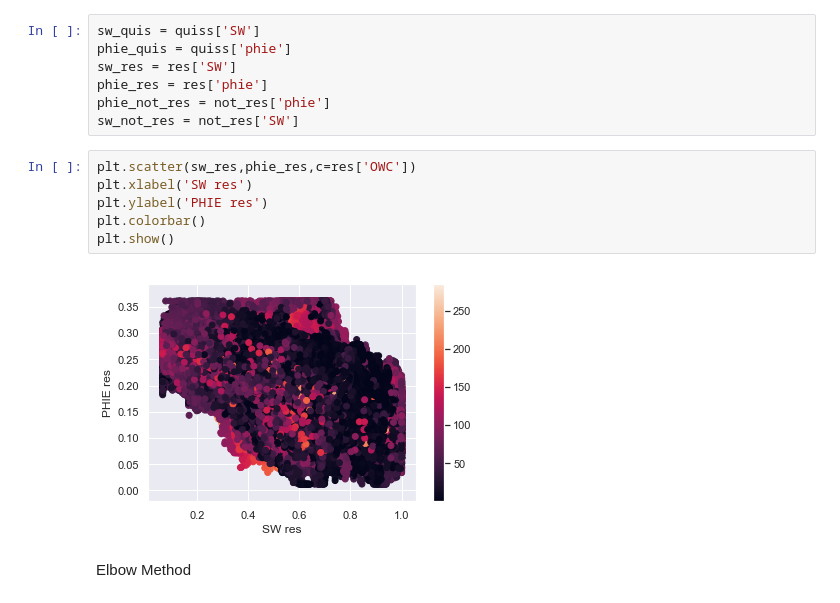
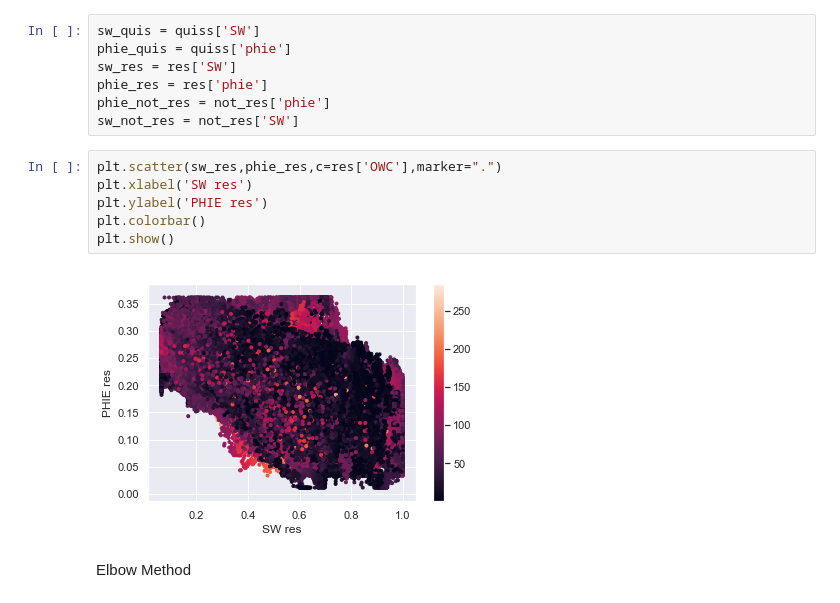
Before and after one commit to jralha/campob, a Jupyter notebook: Untitled1.ipynb, the cells around one changed output. Drawn from its saved outputs; the diff is of its cells as text.

```diff
--- a/Untitled1.ipynb
+++ b/Untitled1.ipynb
@@ -20,13 +20,13 @@ phie_res = res['phie']
 phie_not_res = not_res['phie']
 sw_not_res = not_res['SW']
 # %%
-plt.scatter(sw_res,phie_res,c=res['OWC'])
+plt.scatter(sw_res,phie_res,c=res['OWC'],marker=".")
 plt.xlabel('SW res')
 plt.ylabel('PHIE res')
 plt.colorbar()
 plt.show()
 # %% [output]
-[figure, old version]
+[figure, new version]
 # %% [markdown]
 Elbow Method
 # %%
```
Also changed, not shown: parts of 5 cells of this notebook, 4 other files.
